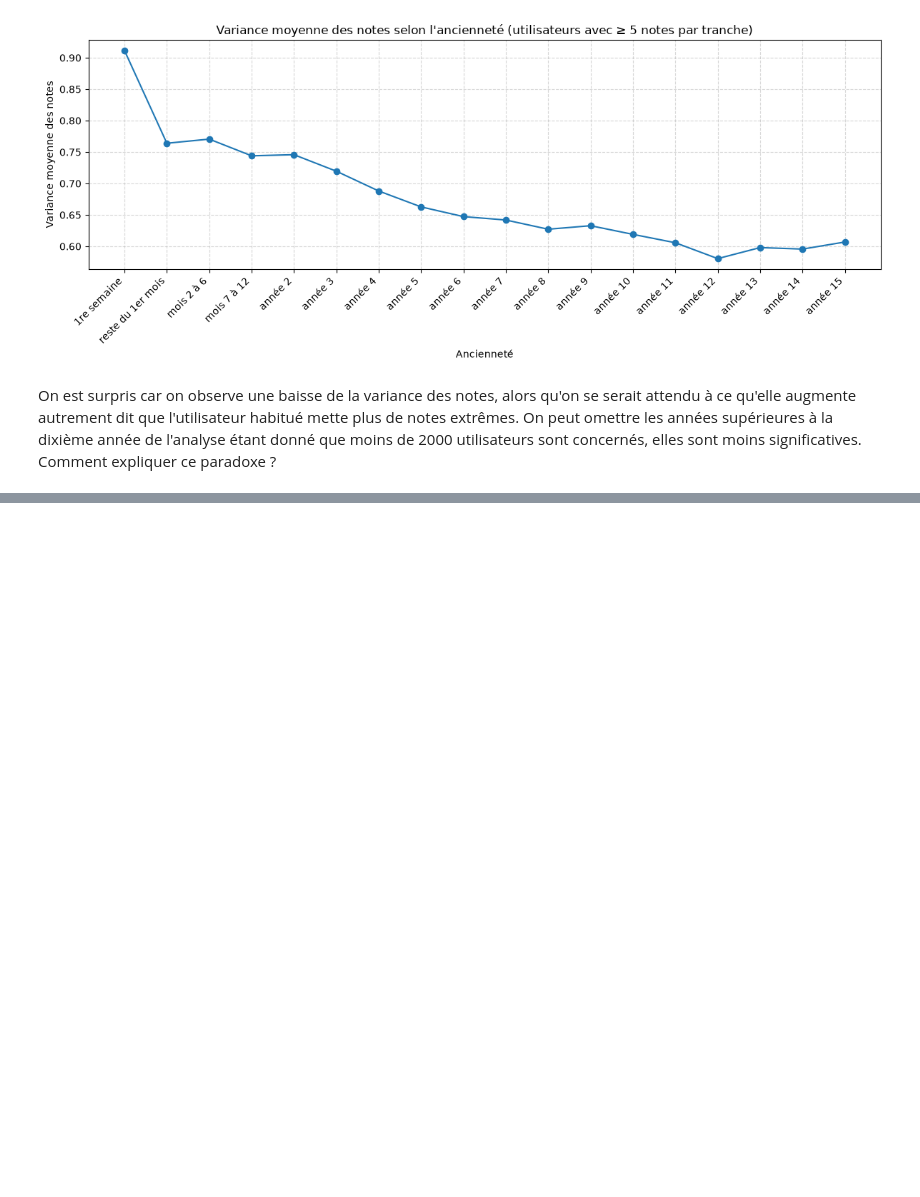
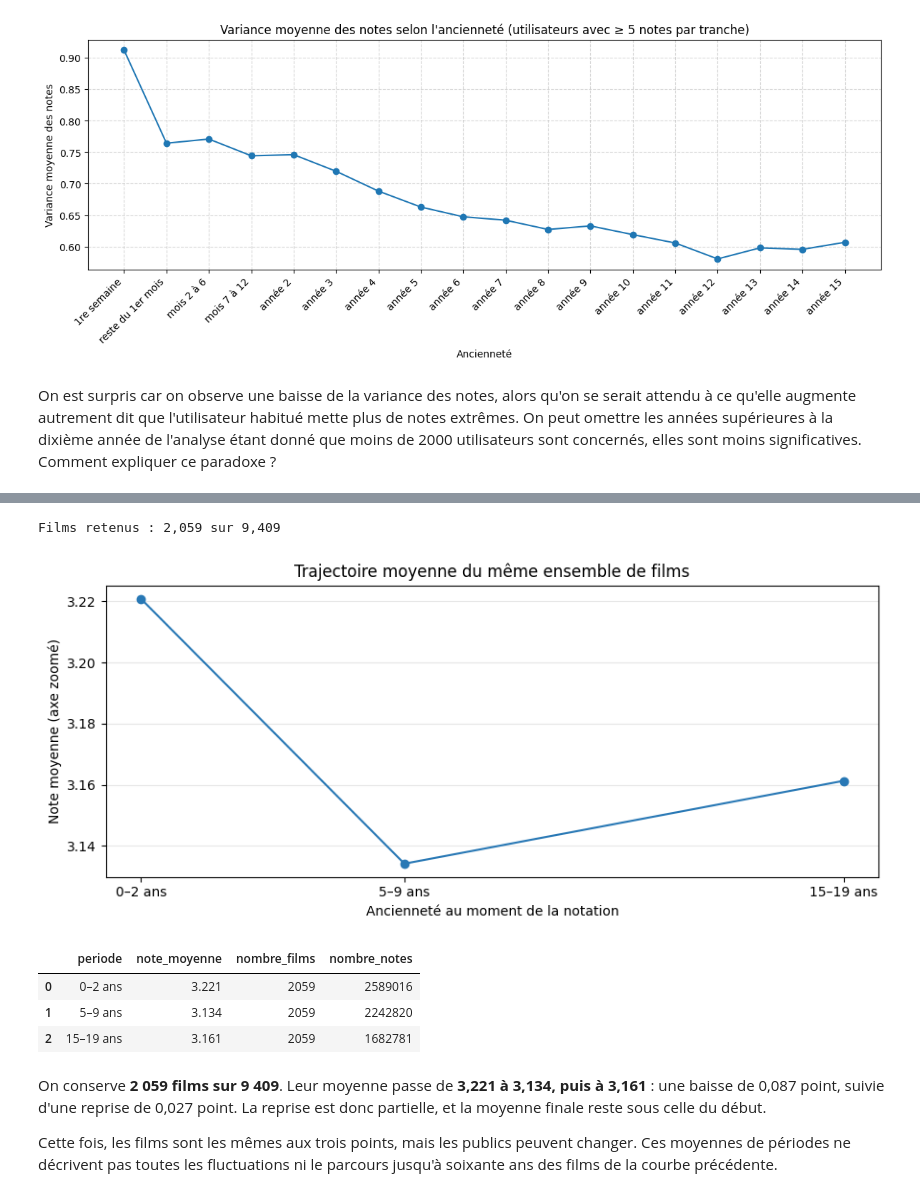
Before and after one commit to gcourtadon/ensae_pythondatascience_films, a Jupyter notebook: main.ipynb, the cells around one changed output, grey strips where cells are left out. Saved outputs shown, nothing was run; the diff lists cells and outputs as text; code cells hidden in the pictures; blank space fills up the shorter version.

```diff
--- a/main.ipynb
+++ b/main.ipynb
@@ -1036,0 +813,31 @@ On étudie ici les 19 premières années de films encore suffisamment notés. Ce
+# %%
+annee_min = 1995
+annee_max = 2003
+minimum_notes = 10
+periodes = [("debut", 0, 2), ("intermediaire", 5, 9), ("tardif", 15, 19)]
+
+table_trajectoires = construire_table_periodes(
+    par_film, movies_with_date, periodes, annee_min, annee_max
+)
+colonnes_effectifs = [f"nb_notes_{nom}" for nom, debut, fin in periodes]
+assez_de_notes = (table_trajectoires[colonnes_effectifs] >= minimum_notes).all(axis=1)
+comparaison_films = table_trajectoires.loc[assez_de_notes].copy()
+print(f"Films retenus : {len(comparaison_films):,} sur {len(table_trajectoires):,}")
+
+resume_trajectoire = tracer_trajectoire(comparaison_films, periodes)
+display(resume_trajectoire.round(3))
+# %% [output]
+Films retenus : 2,059 sur 9,409
+[figure, added]
+|  | periode | note_moyenne | nombre_films | nombre_notes |
+| 0 | 0–2 ans | 3.221 | 2059 | 2589016 |
+| 1 | 5–9 ans | 3.134 | 2059 | 2242820 |
+| 2 | 15–19 ans | 3.161 | 2059 | 1682781 |
+# %% [markdown]
+On conserve **2 059 films sur 9 409**. Leur moyenne passe de **3,221 à 3,134,
+puis à 3,161** : une baisse de 0,087 point, suivie d'une reprise de 0,027 point.
+La reprise est donc partielle, et la moyenne finale reste sous celle du début.
+
+Cette fois, les films sont les mêmes aux trois points, mais les publics peuvent
+changer. Ces moyennes de périodes ne décrivent pas toutes les fluctuations ni
+le parcours jusqu'à soixante ans des films de la courbe précédente.
```
Also changed, not shown: parts of 28 cells of this notebook.
